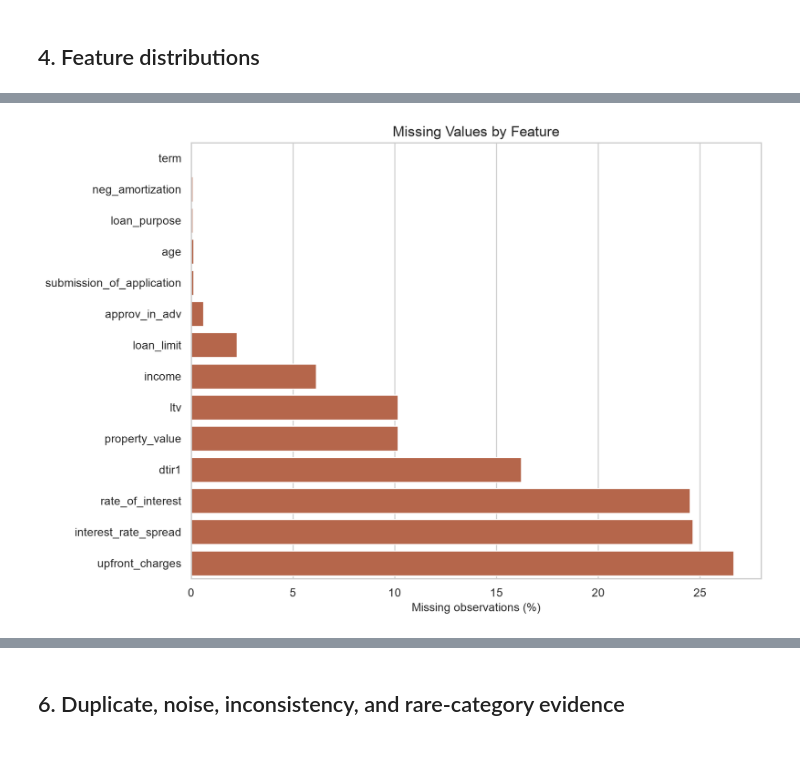
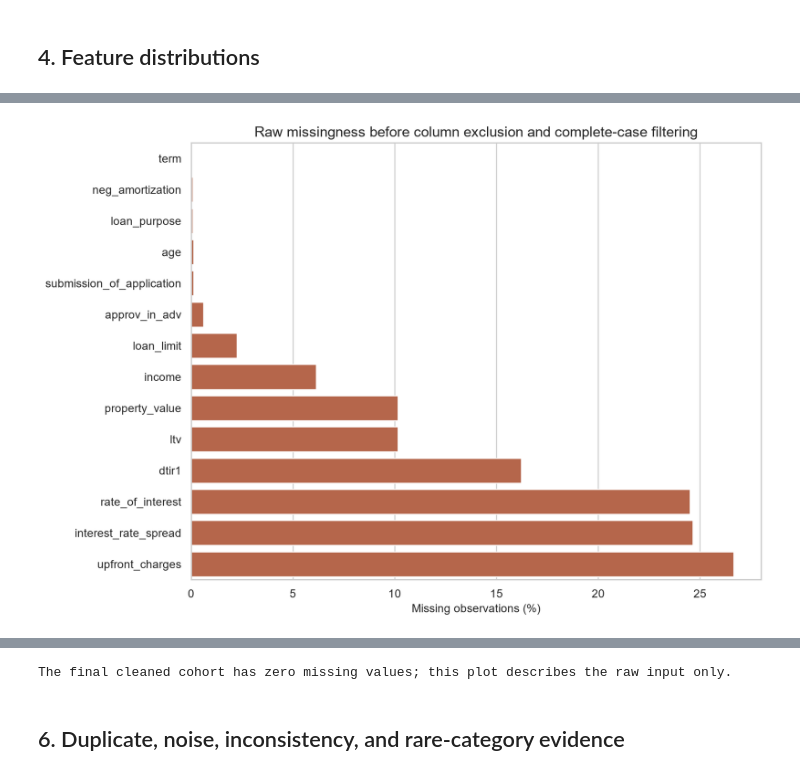
Before and after one commit to chen123893/Machine_Learning, a Jupyter notebook: notebooks/02_exploratory_data_analysis.ipynb, the cells around one changed output, grey strips where cells are left out. Saved outputs shown, nothing was run; the diff lists cells and outputs as text; code cells hidden in the pictures.

```diff
--- a/notebooks/02_exploratory_data_analysis.ipynb
+++ b/notebooks/02_exploratory_data_analysis.ipynb
@@ -155,18 +153,19 @@ display(Image(filename=str(path)))
 # %%
-missing = profile.loc[profile['missing_count'].gt(0)].sort_values('missing_pct')
+raw_audit = normalise_raw_data(load_raw_data(PROJECT_ROOT / 'data/raw/Loan_Default.csv'))
+raw_profile = column_profile(raw_audit)
+missing = raw_profile.loc[raw_profile['missing_count'].gt(0)].sort_values('missing_pct')
 fig, ax = plt.subplots(figsize=(10, 7))
 sns.barplot(data=missing, x='missing_pct', y='feature', color='#C65D3A', ax=ax)
-ax.set_title('Missing Values by Feature')
-ax.set_xlabel('Missing observations (%)')
-ax.set_ylabel('')
+ax.set(title='Raw missingness before column exclusion and complete-case filtering', xlabel='Missing observations (%)', ylabel='')
 path = save_figure(EDA_FIGURES / 'missing_values.png')
 display(Image(filename=str(path)))
-
-leakage_audit = missingness_target_audit(df)
-save_table(leakage_audit, EDA_TABLES / 'missingness_target_audit.csv')
+leakage_audit = missingness_target_audit(raw_audit)
+save_table(leakage_audit, EDA_TABLES / 'raw_missingness_target_audit.csv')
 display(leakage_audit)
+assert not df.isna().any().any()
+print('The final cleaned cohort has zero missing values; this plot describes the raw input only.')
 # %% [output]
-[figure, old version]
+[figure, new version]
 |  | feature | missing_count | missing_pct | default_rate_when_present_pct | default_rate_when_missing_pct | absolute_rate_gap_pp | ... |
 | 4 | interest_rate_spread | 36639 | 24.645 | 0.000 | 100.000 | 100.000 | ... |
 | 3 | rate_of_interest | 36439 | 24.510 | 0.178 | 100.000 | 99.822 | ... |
@@ -182,6 +181,7 @@ display(leakage_audit)
 | 7 | neg_amortization | 121 | 0.081 | 24.643 | 26.446 | 1.803 | ... |
 | 0 | loan_limit | 3344 | 2.249 | 24.605 | 26.346 | 1.740 | ... |
 | 2 | loan_purpose | 134 | 0.090 | 24.643 | 26.119 | 1.476 | ... |
+The final cleaned cohort has zero missing values; this plot describes the raw input only.
 # %% [markdown]
 ## 6. Duplicate, noise, inconsistency, and rare-category evidence
 # %%
```
Also changed, not shown: parts of 10 cells of this notebook, 31 other files.
